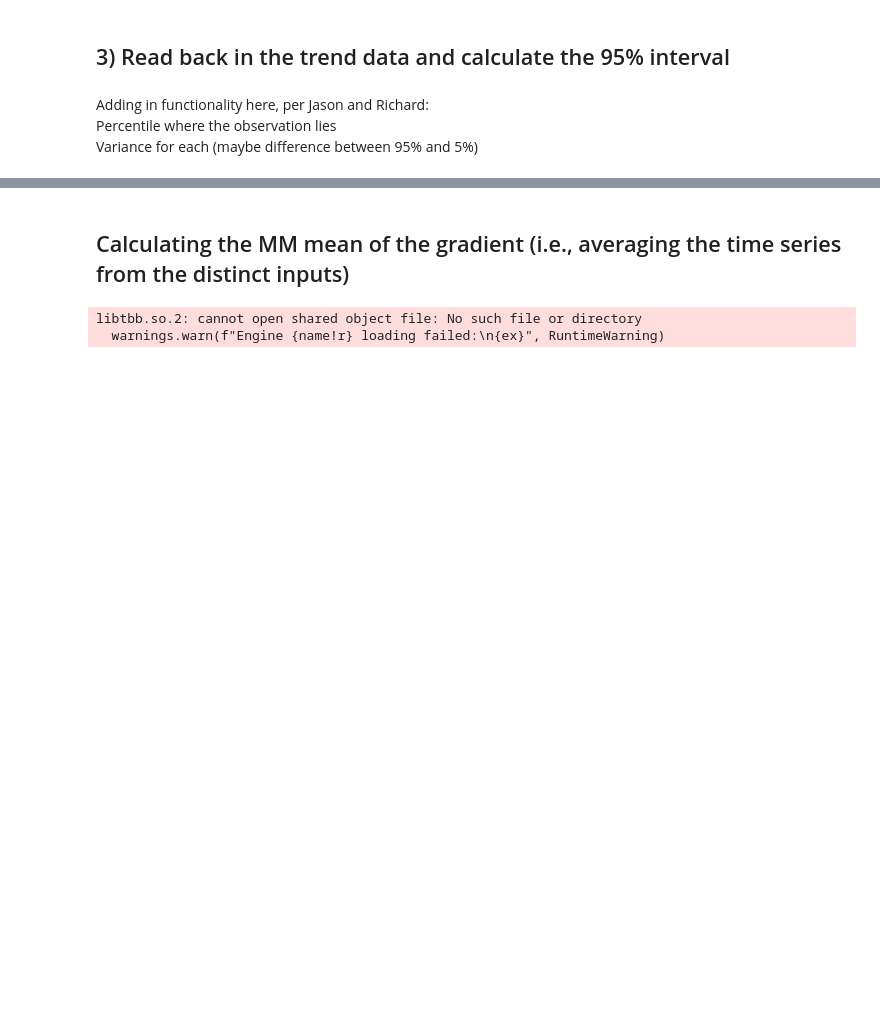
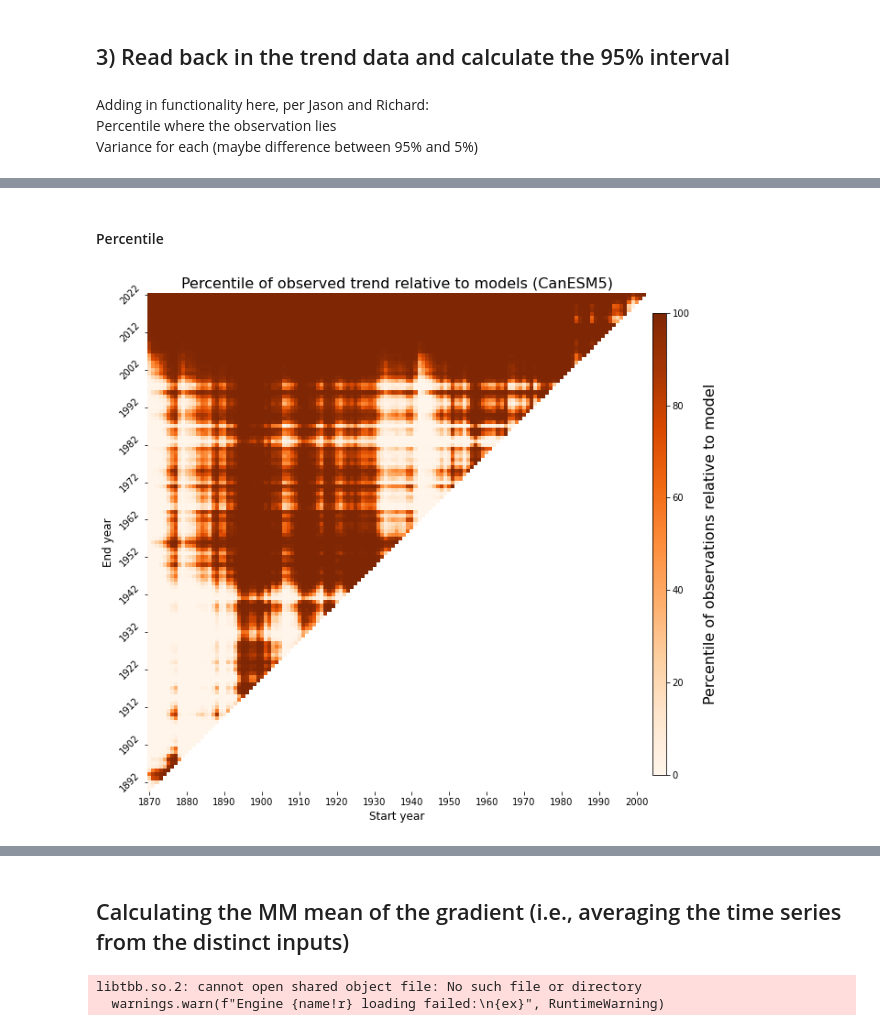
Before and after one commit to hanbyrne1995/gradient_project, a Jupyter notebook: LE_ModelRange_vs_Obs.ipynb, the cells around one changed output, grey strips where cells are left out. Saved outputs shown, nothing was run; the diff lists cells and outputs as text; code cells hidden in the pictures; blank space fills up the shorter version.

```diff
--- a/LE_ModelRange_vs_Obs.ipynb
+++ b/LE_ModelRange_vs_Obs.ipynb
@@ -296,0 +303,15 @@ dfObsInRange = dfObsInRange.loc[keepRows, :]
+# %%
+# creating a new function that creates a dictionary of the percentile in which the observations lie
+
+dictObsPercentile = defaultdict(list)
+
+# iterate through the dictionary
+
+for key in trendsDict:
+    if np.isnan(trendsHad[key]):
+        dictObsPercentile[key] = np.nan
+    else:
+        dictObsPercentile[key] = percentileofscore(trendsDict[key], trendsHad[key])
+
+# creating a dataframe for the ObsPercentile
+dfObsPercentile = DictToDf(dictObsPercentile)
@@ -344,0 +382,28 @@ plt.show()
+# %% [markdown]
+#### Percentile
+# %%
+# this will need to be a heatmap
+
+# set max and min though they will always be the same
+vmin = 0
+vmax = 100
+
+# setting the colorbar
+cmap = 'Oranges'
+norm = mcolors.Normalize(vmin = vmin, vmax = vmax)
+
+fig, axes = plt.subplots(figsize = (10,10))
+axes.set_aspect('equal')
+plot = sns.heatmap(dfObsPercentile, cmap = cmap, ax = axes, vmin = vmin, vmax = vmax, xticklabels = 10, yticklabels = 10, cbar = False, norm = norm)
+plt.xticks(rotation=0)
+plt.yticks(rotation=45)
+title = 'Percentile of observed trend relative to models (CanESM5)'
+plt.title(title, fontsize = 16)
+plt.ylabel('End year', fontsize = 12)
+plt.xlabel('Start year', fontsize = 12)
+
+cbarAx = fig.add_axes([0.9, 0.15, 0.02, 0.7])
+colorBar = fig.colorbar(cm.ScalarMappable(norm = norm, cmap = cmap), cax = cbarAx)
+colorBar.set_label('Percentile of observations relative to model', rotation = 90, labelpad = 15, fontsize = 16)
+# %% [output]
+[figure, added]
```
Also changed, not shown: parts of 17 cells of this notebook.
